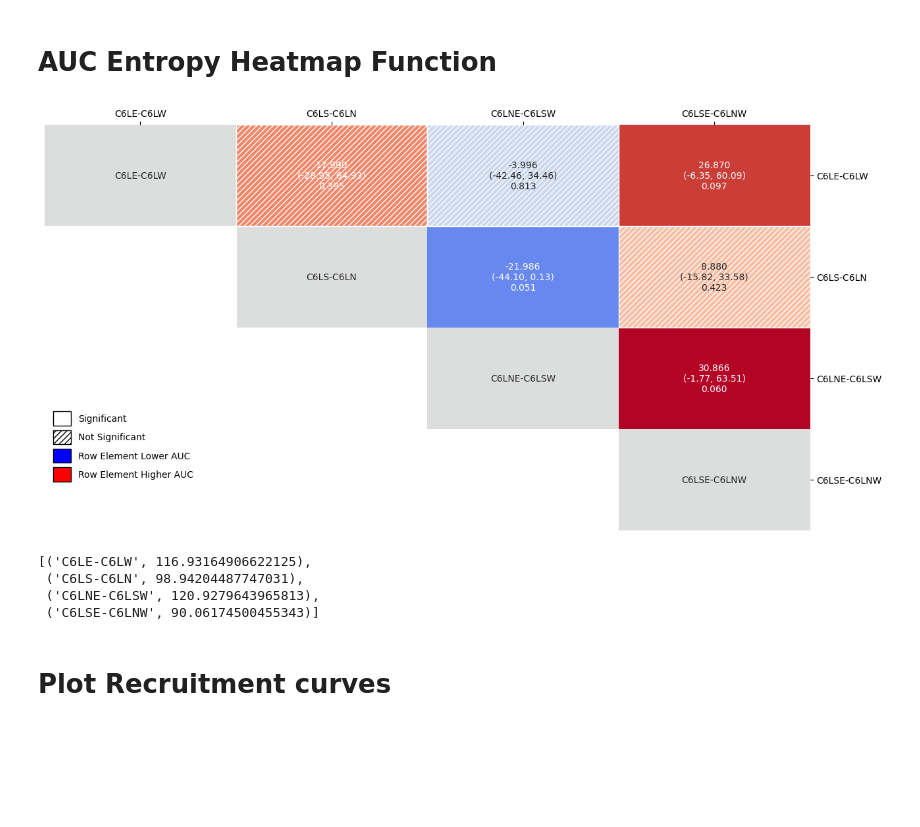
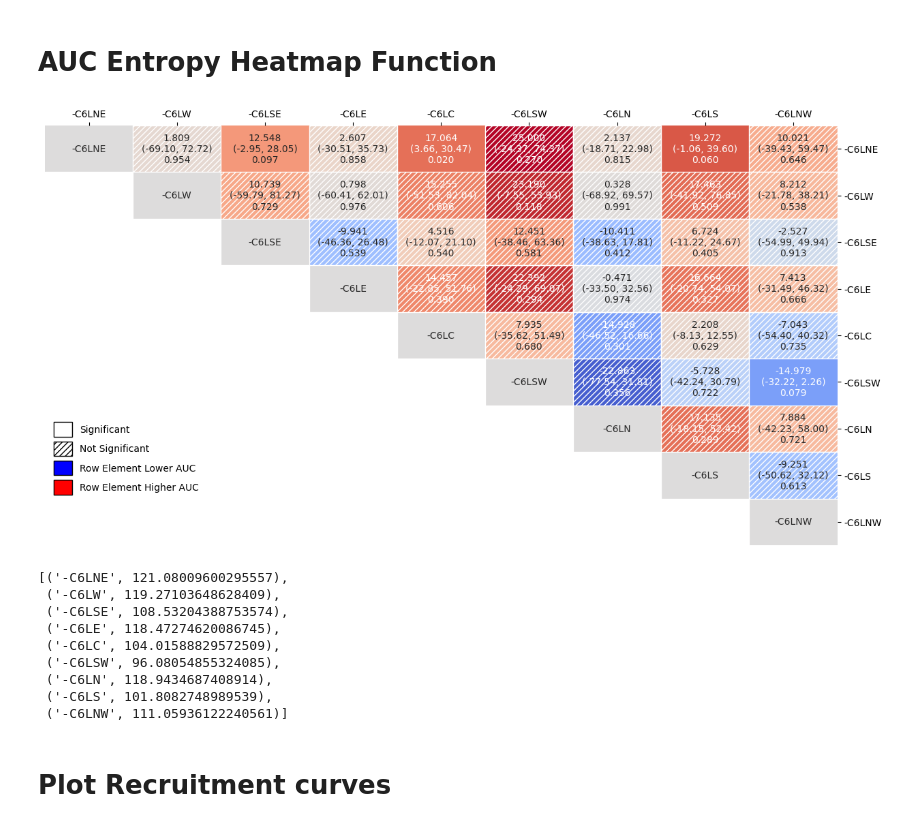
Before and after one commit to hbmep/rat-mapping, a Jupyter notebook: notebooks/L_CIRC/v2_selectivity.ipynb, the cells around one changed output. Cells and saved outputs as stored; diff of their text form; code cells hidden in the pictures; blank space fills up the shorter version.

Commit message:
Selectivity and threshold graphing

```diff
--- a/notebooks/L_CIRC/v2_selectivity.ipynb
+++ b/notebooks/L_CIRC/v2_selectivity.ipynb
@@ -34,8 +34,8 @@ An NVIDIA GPU may be present on this machine, but a CUDA-enabled jaxlib is not i
 src = os.path.join("/home/andres/repos/rat-mapping-paper/reports/L_CIRC/predictions.pkl")
 
 with open(src, "rb") as f:
-    x, y, subjects, compound_positions, configurations, response, = pickle.load(f)
+    x, orig_y, subjects, compound_positions, configurations, response, = pickle.load(f)
 
-y.shape
+orig_y.shape
 # %% [output]
 (8, 21, 3, 400, 6, 1000)
@@ -41,0 +46,11 @@ y.shape
+# %%
+y= orig_y
+# %%
+samples = y[0, 13, 2, :, :, :]
+
+for j in range(model.n_response):
+    sns.lineplot(
+        x=x,
+        y=samples[:, j, :].mean(axis=0),
+        color = model._get_colors(model.n_response)[j]
+    )
@@ -358,16 +387,21 @@ def auc_heatmap_selectivity(conf, musc):
     plt.show()
     return mean_save
 # %%
-save_means = auc_heatmap_selectivity(2, [0,1,2,3,4,5])
+save_means = auc_heatmap_selectivity(0, [0,1,2,3,4,5])
 # %% [output]
-[figure, old version]
+[figure, new version]
 # %%
 save_means
 # %% [output]
-[('C6LE-C6LW', 116.93164906622125),
- ('C6LS-C6LN', 98.94204487747031),
- ('C6LNE-C6LSW', 120.9279643965813),
- ('C6LSE-C6LNW', 90.06174500455343)]
+[('-C6LNE', 121.08009600295557),
+ ('-C6LW', 119.27103648628409),
+ ('-C6LSE', 108.53204388753574),
+ ('-C6LE', 118.47274620086745),
+ ('-C6LC', 104.01588829572509),
+ ('-C6LSW', 96.08054855324085),
+ ('-C6LN', 118.9434687408914),
+ ('-C6LS', 101.8082748989539),
+ ('-C6LNW', 111.05936122240561)]
 # %%
 with open("means.pkl", "wb") as f:
     pickle.dump(save_means, f)
```
Also changed, not shown: parts of 14 cells of this notebook, 2 other files.
